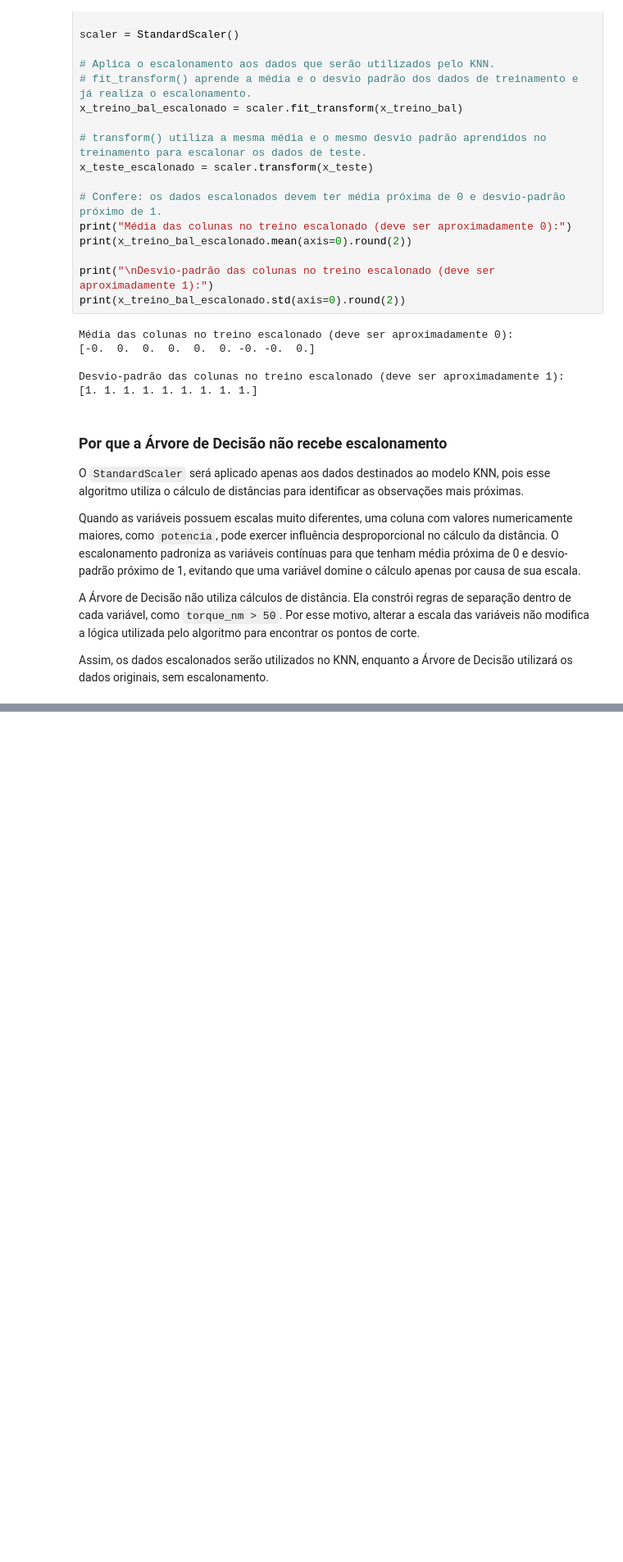
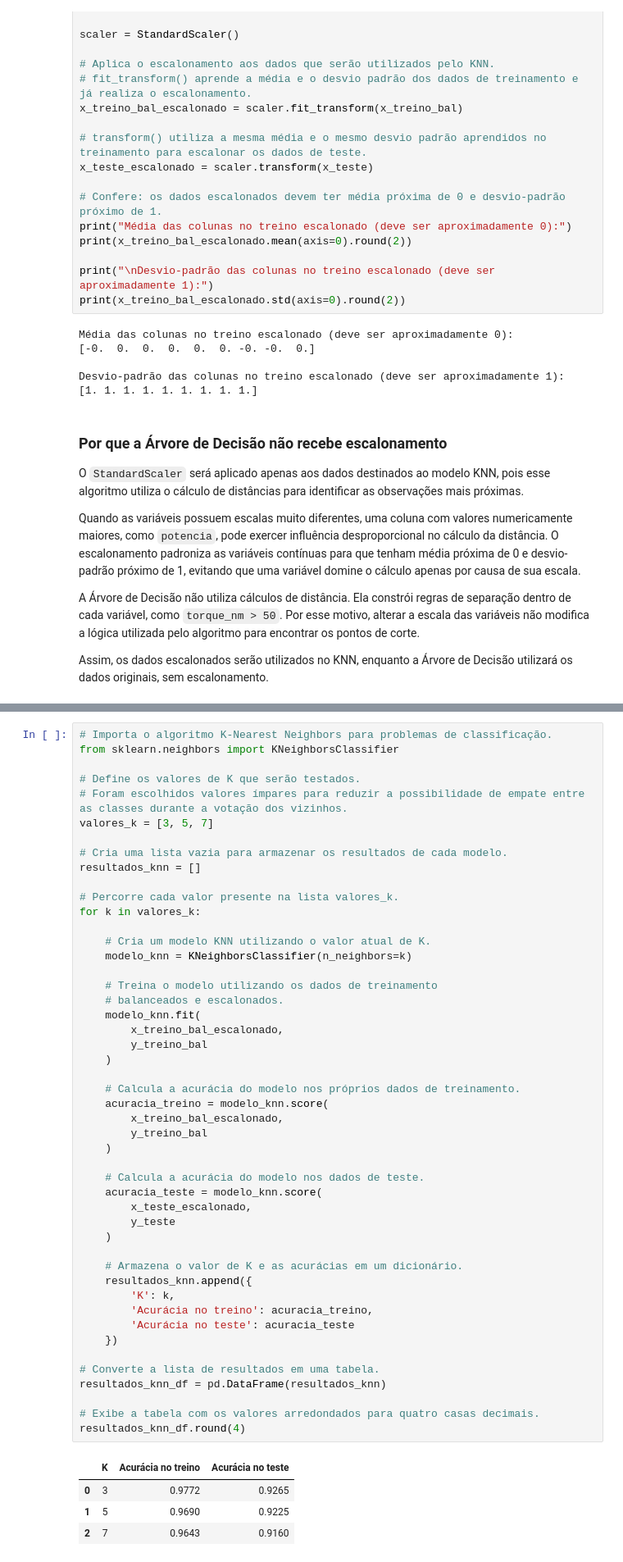
Before and after one commit to ThiOliver/projeto-analise-de-manutencao-preditiva, a Jupyter notebook: analise.ipynb, the cells around one changed output, grey strips where cells are left out. Shown at 82% size. Saved outputs shown, nothing was run; the diff lists cells and outputs as text; blank space fills up the shorter version.

```diff
--- a/analise.ipynb
+++ b/analise.ipynb
@@ -563,0 +574,53 @@ Assim, os dados escalonados serão utilizados no KNN, enquanto a Árvore de Deci
+# %%
+# Importa o algoritmo K-Nearest Neighbors para problemas de classificação.
+from sklearn.neighbors import KNeighborsClassifier
+
+# Define os valores de K que serão testados.
+# Foram escolhidos valores ímpares para reduzir a possibilidade de empate entre as classes durante a votação dos vizinhos.
+valores_k = [3, 5, 7]
+
+# Cria uma lista vazia para armazenar os resultados de cada modelo.
+resultados_knn = []
+
+# Percorre cada valor presente na lista valores_k.
+for k in valores_k:
+
+    # Cria um modelo KNN utilizando o valor atual de K.
+    modelo_knn = KNeighborsClassifier(n_neighbors=k)
+
+    # Treina o modelo utilizando os dados de treinamento
+    # balanceados e escalonados.
+    modelo_knn.fit(
+        x_treino_bal_escalonado,
+        y_treino_bal
+    )
+
+    # Calcula a acurácia do modelo nos próprios dados de treinamento.
+    acuracia_treino = modelo_knn.score(
+        x_treino_bal_escalonado,
+        y_treino_bal
+    )
+
+    # Calcula a acurácia do modelo nos dados de teste.
+    acuracia_teste = modelo_knn.score(
+        x_teste_escalonado,
+        y_teste
+    )
+
+    # Armazena o valor de K e as acurácias em um dicionário.
+    resultados_knn.append({
+        'K': k,
+        'Acurácia no treino': acuracia_treino,
+        'Acurácia no teste': acuracia_teste
+    })
+
+# Converte a lista de resultados em uma tabela.
+resultados_knn_df = pd.DataFrame(resultados_knn)
+
+# Exibe a tabela com os valores arredondados para quatro casas decimais.
+resultados_knn_df.round(4)
+# %% [output]
+|  | K | Acurácia no treino | Acurácia no teste |
+| 0 | 3 | 0.9772 | 0.9265 |
+| 1 | 5 | 0.9690 | 0.9225 |
+| 2 | 7 | 0.9643 | 0.9160 |
```
Also changed, not shown: parts of 3 cells of this notebook.
